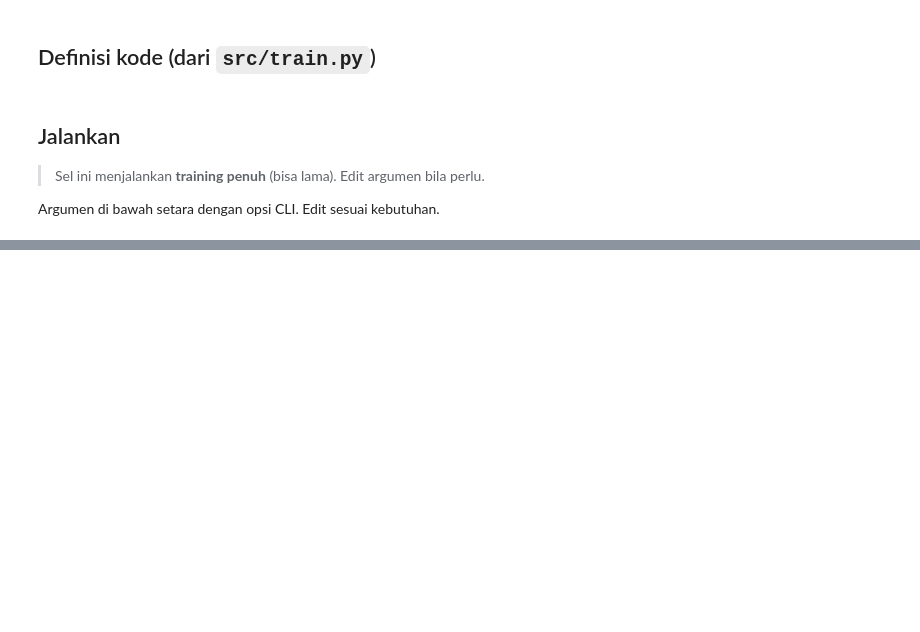
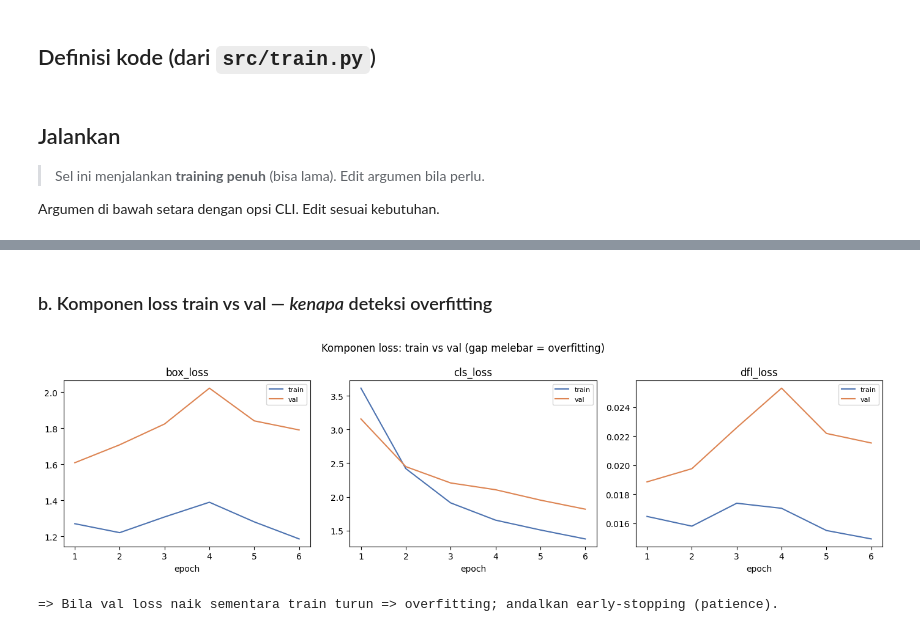
Before and after one commit to victoriavals/construction-safety-helmet-yolo26, a Jupyter notebook: notebooks/03_train.ipynb, the cells around one changed output, grey strips where cells are left out. Cells and saved outputs as stored; diff of their text form; code cells hidden in the pictures; blank space fills up the shorter version.

```diff
--- a/notebooks/03_train.ipynb
+++ b/notebooks/03_train.ipynb
@@ -623,0 +628,24 @@ else:
+# %% [markdown]
+### b. Komponen loss train vs val — *kenapa* deteksi overfitting
+# %%
+import pandas as pd, matplotlib.pyplot as plt
+from pathlib import Path
+csv = Path("runs/train/helmet_yolo26s_baseline/results.csv")
+if not csv.exists():
+    print("results.csv belum ada — jalankan sel Run dulu.")
+else:
+    df = pd.read_csv(csv); df.columns = [c.strip() for c in df.columns]
+    pairs = [("train/box_loss","val/box_loss","box_loss"),
+             ("train/cls_loss","val/cls_loss","cls_loss"),
+             ("train/dfl_loss","val/dfl_loss","dfl_loss")]
+    fig, ax = plt.subplots(1, 3, figsize=(14, 4))
+    for a, (tr, vl, name) in zip(ax, pairs):
+        if tr in df: a.plot(df["epoch"], df[tr], label="train", color="#4c72b0")
+        if vl in df: a.plot(df["epoch"], df[vl], label="val", color="#dd8452")
+        a.set_title(name); a.set_xlabel("epoch"); a.legend(fontsize=8)
+    fig.suptitle("Komponen loss: train vs val (gap melebar = overfitting)")
+    plt.tight_layout(); plt.show()
+    print("=> Bila val loss naik sementara train turun => overfitting; andalkan early-stopping (patience).")
+# %% [output]
+[figure, added]
+=> Bila val loss naik sementara train turun => overfitting; andalkan early-stopping (patience).
```
Also changed, not shown: parts of 8 cells of this notebook, 5 other files.
